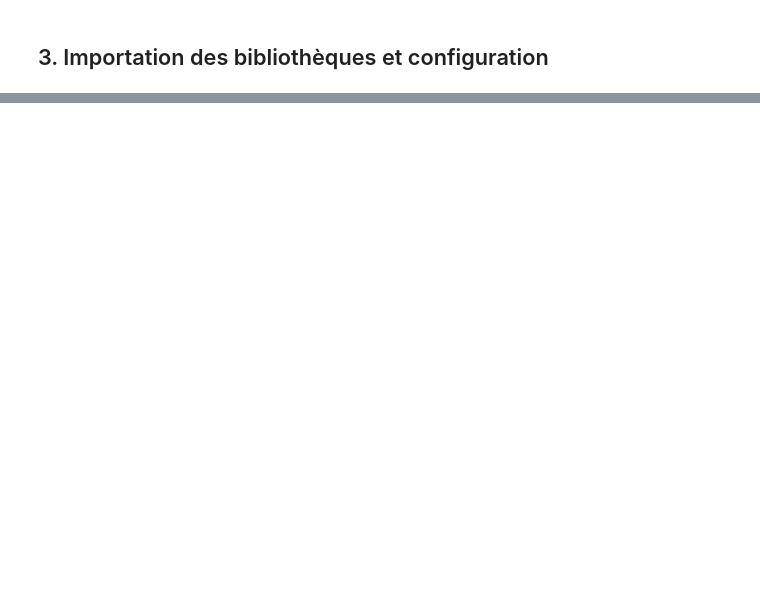
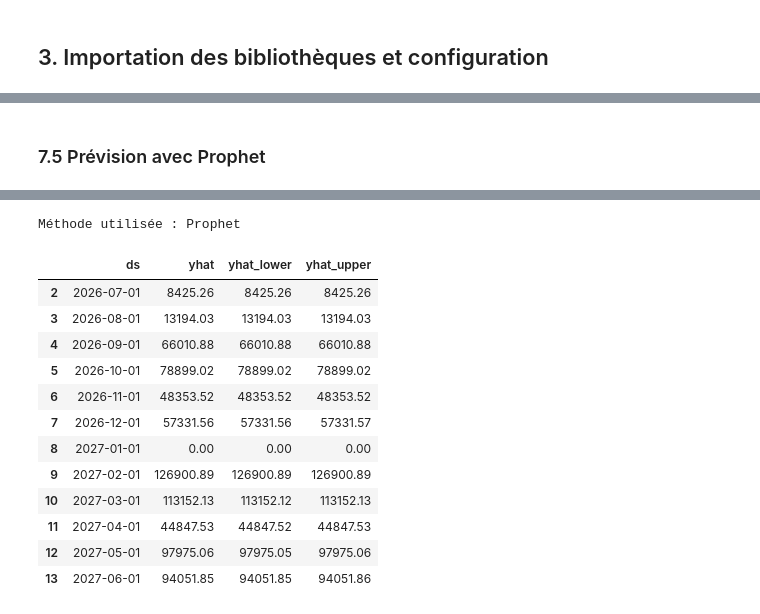
Before and after one commit to akavuansiko/chicago-crime-analysis, a Jupyter notebook: notebooks/notebook_final.ipynb, the cells around one changed output, grey strips where cells are left out. Saved outputs shown, nothing was run; the diff lists cells and outputs as text; code cells hidden in the pictures; blank space fills up the shorter version.

```diff
--- a/notebooks/notebook_final.ipynb
+++ b/notebooks/notebook_final.ipynb
@@ -1272,0 +566,60 @@ Avant le dépôt, remplacer impérativement la mention `À COMPLÉTER AVANT LE D
+# %% [markdown]
+### 7.5 Prévision avec Prophet
+# %%
+# Fonction : run_forecast
+# Input  : DataFrame mensuel, periods = nombre de mois à prévoir
+# Output : modèle Prophet, DataFrame de prévisions, nom de la méthode
+def run_forecast(monthly: pd.DataFrame, periods: int = 12):
+    prophet_df = monthly.rename(columns={"Date": "ds", "Crime_Count": "y"})
+    if PROPHET_AVAILABLE:
+        model  = Prophet(yearly_seasonality=True, weekly_seasonality=False, daily_seasonality=False)
+        model.fit(prophet_df)
+        future   = model.make_future_dataframe(periods=periods, freq="MS")
+        forecast = model.predict(future)
+        forecast[["yhat", "yhat_lower", "yhat_upper"]] = forecast[
+            ["yhat", "yhat_lower", "yhat_upper"]
+        ].clip(lower=0)
+        return model, forecast, prophet_df, "Prophet"
+    # Fallback : tendance linéaire
+    history = prophet_df.reset_index(drop=True)
+    t = np.arange(len(history))
+    slope, intercept = np.polyfit(t, history["y"], 1)
+    future_dates = pd.date_range(history["ds"].min(), periods=len(history)+periods, freq="MS")
+    predicted    = np.clip(intercept + slope * np.arange(len(future_dates)), 0, None)
+    sigma        = float(history["y"].std(ddof=1)) if len(history) > 1 else 0.0
+    forecast = pd.DataFrame({
+        "ds": future_dates,
+        "yhat"      : predicted,
+        "yhat_lower": np.clip(predicted - 1.96 * sigma, 0, None),
+        "yhat_upper": np.clip(predicted + 1.96 * sigma, 0, None),
+    })
+    return None, forecast, prophet_df, "Tendance linéaire (fallback)"
+
+
+# Fonction : plot_forecast
+# Input  : DataFrame historique Prophet, DataFrame de prévisions, nom de la méthode
+# Output : figure Plotly avec données réelles + prédiction + intervalle de confiance
+def plot_forecast(prophet_df, forecast, method_name) -> go.Figure:
+    fig = go.Figure()
+    fig.add_trace(go.Scatter(x=prophet_df["ds"], y=prophet_df["y"],
+                             mode="lines", name="Données réelles"))
+    fig.add_trace(go.Scatter(x=forecast["ds"], y=forecast["yhat"],
+                             mode="lines", name=f"Prévision — {method_name}"))
+    fig.add_trace(go.Scatter(
+        x=pd.concat([forecast["ds"], forecast["ds"].iloc[::-1]]),
+        y=pd.concat([forecast["yhat_upper"], forecast["yhat_lower"].iloc[::-1]]),
+        fill="toself", line={"color": "rgba(0,0,0,0)"},
+        name="Intervalle de confiance"
+    ))
+    fig.update_layout(
+        title="Prévision mensuelle des crimes pour les 12 prochains mois",
+        xaxis_title="Date", yaxis_title="Nombre de crimes"
+    )
+    return fig
+
+
+forecast_model, forecast, prophet_df, forecast_method = run_forecast(monthly)
+print(f"Méthode utilisée : {forecast_method}")
+display(forecast.tail(12)[["ds", "yhat", "yhat_lower", "yhat_upper"]].round(2))
+plot_forecast(prophet_df, forecast, forecast_method).show()
+# %% [output]
@@ -1272,0 +628,14 @@ Avant le dépôt, remplacer impérativement la mention `À COMPLÉTER AVANT LE D
+Méthode utilisée : Prophet
+|  | ds | yhat | yhat_lower | yhat_upper |
+| 2 | 2026-07-01 | 8425.26 | 8425.26 | 8425.26 |
+| 3 | 2026-08-01 | 13194.03 | 13194.03 | 13194.03 |
+| 4 | 2026-09-01 | 66010.88 | 66010.88 | 66010.88 |
+| 5 | 2026-10-01 | 78899.02 | 78899.02 | 78899.02 |
+| 6 | 2026-11-01 | 48353.52 | 48353.52 | 48353.52 |
+| 7 | 2026-12-01 | 57331.56 | 57331.56 | 57331.57 |
+| 8 | 2027-01-01 | 0.00 | 0.00 | 0.00 |
+| 9 | 2027-02-01 | 126900.89 | 126900.89 | 126900.89 |
+| 10 | 2027-03-01 | 113152.13 | 113152.12 | 113152.13 |
+| 11 | 2027-04-01 | 44847.53 | 44847.52 | 44847.53 |
+| 12 | 2027-05-01 | 97975.06 | 97975.05 | 97975.06 |
+| 13 | 2027-06-01 | 94051.85 | 94051.85 | 94051.86 |
```
Also changed, not shown: parts of 67 cells of this notebook.
